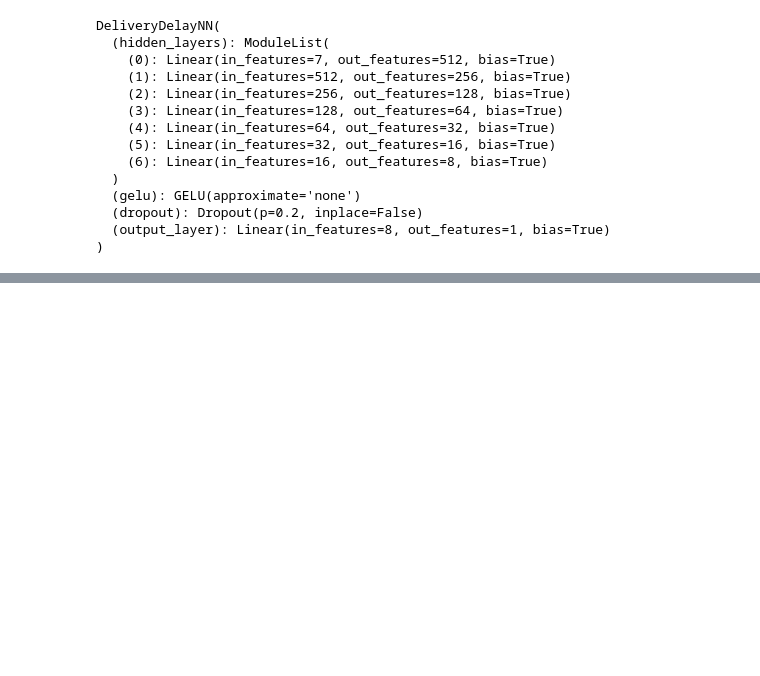
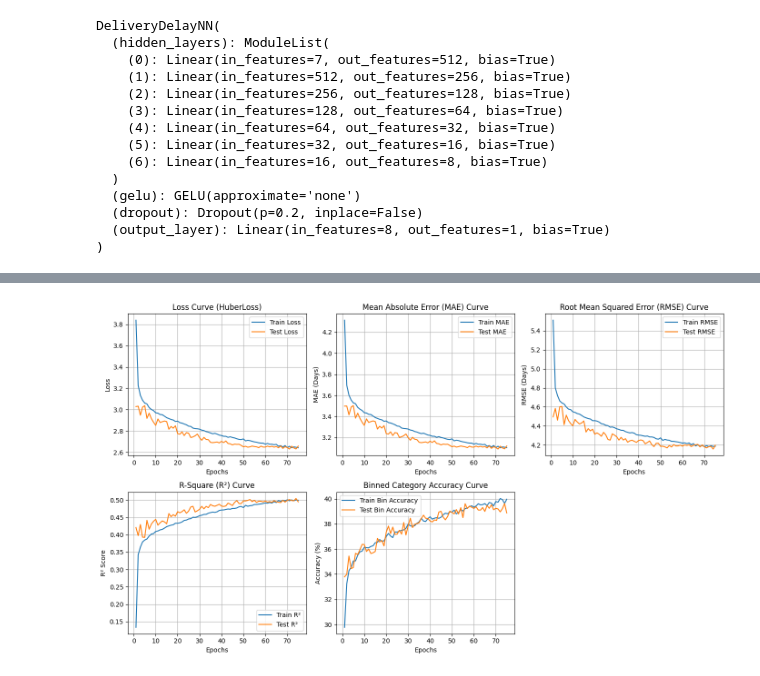
Before and after one commit to Labib1610/Olist_analysis, a Jupyter notebook: notebooks/neural_network.ipynb, the cells around one changed output, grey strips where cells are left out. Cells and saved outputs as stored; diff of their text form; code cells hidden in the pictures; blank space fills up the shorter version.

```diff
--- a/notebooks/neural_network.ipynb
+++ b/notebooks/neural_network.ipynb
@@ -290,3 +239,59 @@ Epoch 50/50 | Train HuberLoss: 2.7129 - Test HuberLoss: 2.6855 | Train Bin Acc:
+# %%
+# ================= VISUALIZATION =================
+fig, axs = plt.subplots(2, 3, figsize=(14, 8))
+
+# Dynamics Loss Title based on actual instance parameter
+axs[0, 0].plot(range(1, epochs + 1), history['train_loss'], label='Train Loss')
+axs[0, 0].plot(range(1, epochs + 1), history['test_loss'], label='Test Loss')
+axs[0, 0].set_title(f'Loss Curve ({loss_name})')
+axs[0, 0].set_xlabel('Epochs')
+axs[0, 0].set_ylabel('Loss')
+axs[0, 0].legend()
+axs[0, 0].grid(True)
+
+# MAE Curve
+axs[0, 1].plot(range(1, epochs + 1), history['train_mae'], label='Train MAE')
+axs[0, 1].plot(range(1, epochs + 1), history['test_mae'], label='Test MAE')
+axs[0, 1].set_title('Mean Absolute Error (MAE) Curve')
+axs[0, 1].set_xlabel('Epochs')
+axs[0, 1].set_ylabel('MAE (Days)')
+axs[0, 1].legend()
+axs[0, 1].grid(True)
+
+# RMSE Curve
+axs[0, 2].plot(range(1, epochs + 1), history['train_rmse'], label='Train RMSE')
+axs[0, 2].plot(range(1, epochs + 1), history['test_rmse'], label='Test RMSE')
+axs[0, 2].set_title('Root Mean Squared Error (RMSE) Curve')
+axs[0, 2].set_xlabel('Epochs')
+axs[0, 2].set_ylabel('RMSE (Days)')
+axs[0, 2].legend()
+axs[0, 2].grid(True)
+
+# R-Square Curve
+axs[1, 0].plot(range(1, epochs + 1), history['train_r2'], label='Train R²')
+axs[1, 0].plot(range(1, epochs + 1), history['test_r2'], label='Test R²')
+axs[1, 0].set_title('R-Square (R²) Curve')
+axs[1, 0].set_xlabel('Epochs')
+axs[1, 0].set_ylabel('R² Score')
+axs[1, 0].legend()
+axs[1, 0].grid(True)
+
+# Binned Classification Accuracy Curve
+axs[1, 1].plot(range(1, epochs + 1), [acc * 100 for acc in history['train_bin_acc']], label='Train Bin Accuracy')
+axs[1, 1].plot(range(1, epochs + 1), [acc * 100 for acc in history['test_bin_acc']], label='Test Bin Accuracy')
+axs[1, 1].set_title('Binned Category Accuracy Curve')
+axs[1, 1].set_xlabel('Epochs')
+axs[1, 1].set_ylabel('Accuracy (%)')
+axs[1, 1].legend()
+axs[1, 1].grid(True)
+
+# Delete empty placeholder grid block
+fig.delaxes(axs[1, 2])
+
+plt.tight_layout()
+plt.show()
+# %% [output]
+[figure, added]
 # %%
 results_df = pd.DataFrame({
     'Actual_Days': all_test_trues,
```
Also changed, not shown: parts of 4 cells of this notebook, 2 other files.
